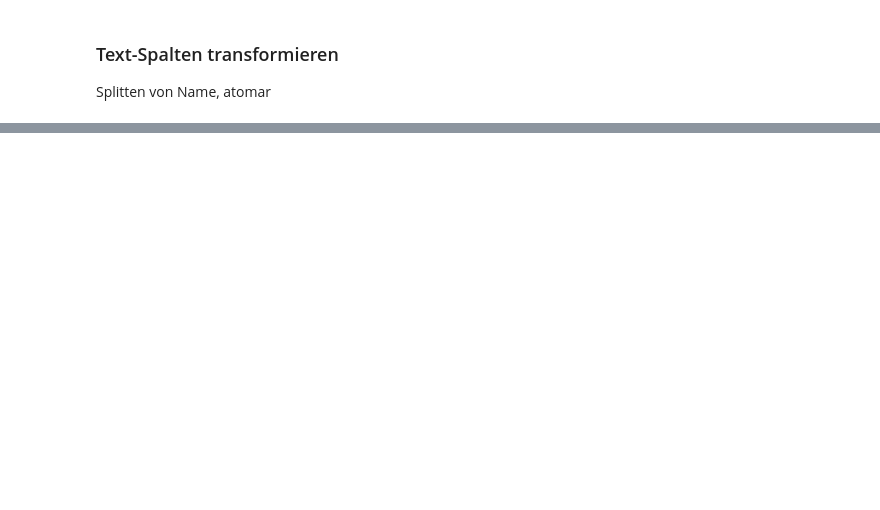
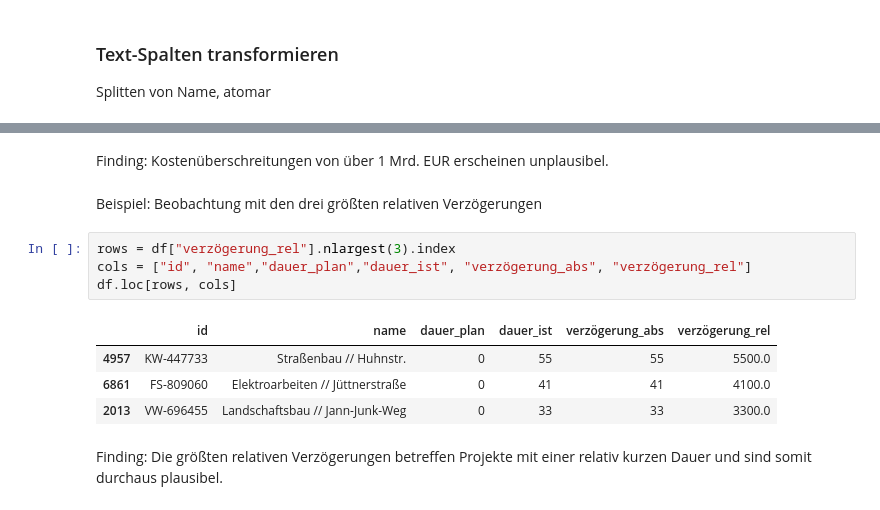
Before and after one commit to AliBenBali/DataScience, a Jupyter notebook: FallstudieConstruction.ipynb, the cells around one changed output, grey strips where cells are left out. Saved outputs shown, nothing was run; the diff lists cells and outputs as text; blank space fills up the shorter version.

```diff
--- a/FallstudieConstruction.ipynb
+++ b/FallstudieConstruction.ipynb
@@ -386,0 +445,16 @@ df["art"] = df["name"].str.extract("//").str[0]
+# %% [markdown]
+Finding: Kostenüberschreitungen von über 1 Mrd. EUR erscheinen unplausibel.
+# %% [markdown]
+Beispiel: Beobachtung mit den drei größten relativen Verzögerungen
+# %%
+rows = df["verzögerung_rel"].nlargest(3).index
+cols = ["id", "name","dauer_plan","dauer_ist", "verzögerung_abs", "verzögerung_rel"]
+df.loc[rows, cols]
+# %% [output]
+|  | id | name | dauer_plan | dauer_ist | verzögerung_abs | verzögerung_rel |
+| 4957 | KW-447733 | Straßenbau // Huhnstr. | 0 | 55 | 55 | 5500.0 |
+| 6861 | FS-809060 | Elektroarbeiten // Jüttnerstraße | 0 | 41 | 41 | 4100.0 |
+| 2013 | VW-696455 | Landschaftsbau // Jann-Junk-Weg | 0 | 33 | 33 | 3300.0 |
+# %% [markdown]
+Finding: Die größten relativen Verzögerungen betreffen Projekte mit einer relativ kurzen Dauer und sind somit durchaus
+plausibel.
```
Also changed, not shown: parts of 11 cells of this notebook.
